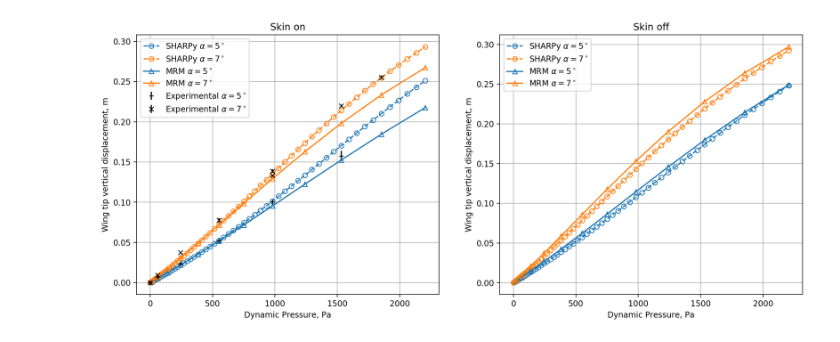
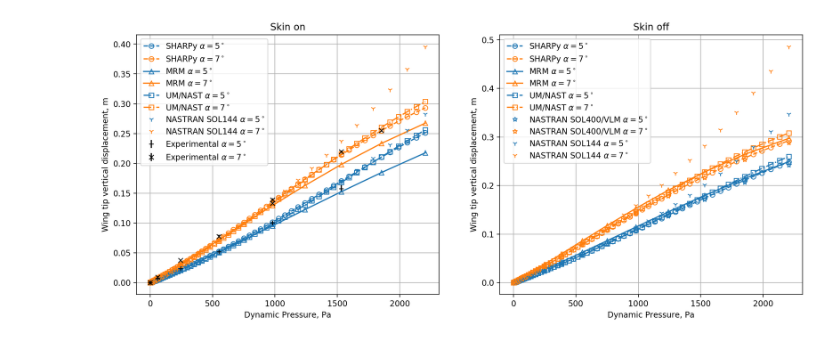
Before and after one commit to ngoiz/pazy-aepw3-results, a Jupyter notebook: 03_StaticAeroelastic/03_StaticAeroelasticResults.ipynb, the cells around one changed output. Saved outputs shown, nothing was run; the diff lists cells and outputs as text; code cells hidden in the pictures.

Commit message:
Update notebook with UM results

```diff
--- a/03_StaticAeroelastic/03_StaticAeroelasticResults.ipynb
+++ b/03_StaticAeroelastic/03_StaticAeroelasticResults.ipynb
@@ -70,6 +82,40 @@ results['technion_experimental'] = {'filename': 'technion_experimental',
                             'skin': True,
                           'label': 'Experimental',
                            'line_format': {'ls': 'none'}}
+
+results['umnast_w_skin'] = {'filename': 'UMNAST_w_skin',
+                            'skin': True,
+                            'label': 'UM/NAST',
+                            'line_format': {'ls': '-.',
+                                          'marker': 's',
+                                          'mfc': 'none'}}
+
+results['umnast_wo_skin'] = {'filename': 'UMNAST_wo_skin',
+                            'skin': False,
+                            'label': 'UM/NAST',
+                            'line_format': {'ls': '-.',
+                                          'marker': 's',
+                                          'mfc': 'none'}}
+
+results['nastran_wo_skin'] = {'filename': 'NASTRAN_wo_skin',
+                            'skin': False,
+                            'label': 'NASTRAN SOL400/VLM',
+                            'line_format': {'ls': 'none',
+                                            'marker': '*',
+                                            'mfc': 'none'}}
+
+results['nastran_lin_wo_skin'] = {'filename': 'NASTRAN_linear_wo_skin',
+                                    'skin': False,
+                                    'label': 'NASTRAN SOL144',
+                                    'line_format': {'ls': 'none',
+                                            'marker': '1',
+                                            'mfc': 'none'}}
+results['nastran_lin_w_skin'] = {'filename': 'NASTRAN_linear_w_skin',
+                                    'skin': True,
+                                    'label': 'NASTRAN SOL144',
+                                    'line_format': {'ls': 'none',
+                                            'marker': '1',
+                                            'mfc': 'none'}}
 # %%
 for case in results.values():
     case['data'] = []
@@ -80,34 +126,39 @@ rho = 1.225
 # %%
 fig, ax = plt.subplots(ncols=2, figsize=(15, 6))
 
-color_list = ['tab:blue', 'tab:orange']
-marker_list = ['+', 'x']
+color_list = ['tab:blue', 'tab:orange', 'tab:red']
+marker_list = ['+', 'x', 's']
 
 for key, case in results.items():
     if case['skin']:
         a = ax[0]
     else:
         a = ax[1]
 
     for i_alpha in range(len(alpha)):
         if key == 'technion_experimental':
             a.errorbar(0.5 * rho * case['data'][i_alpha][:, 0] ** 2, case['data'][i_alpha][:, 1], yerr=case['data'][i_alpha][:, 2], fmt=marker_list[i_alpha], color='k',
                       label=case['label'] + r' $\alpha={}^\circ$'.format(alpha[i_alpha]),)
+        elif 'umnast' in key:
+            a.plot(0.5 * rho * case['data'][i_alpha][:, 0] ** 2, case['data'][i_alpha][:, 1],
+                   color=color_list[i_alpha],
+                   label=case['label'] + r' $\alpha={}^\circ$'.format(alpha[i_alpha]),
+                   **case.get('line_format', {}))
         else:
             a.plot(0.5 * rho * case['data'][i_alpha][:, 0] ** 2, case['data'][i_alpha][:, 1],
                    color=color_list[i_alpha],
                    label=case['label'] + r' $\alpha={}^\circ$'.format(alpha[i_alpha]),
                    **case.get('line_format', {}))
 
 for a in ax:
     a.legend()
 #     a.set_xlim(0, 3.5)
 #     a.set_ylim(-0.35, 0.05)
     a.set_xlabel('Dynamic Pressure, Pa')
     a.set_ylabel('Wing tip vertical displacement, m')
     a.grid()
 
 ax[0].set_title('Skin on')
 ax[1].set_title('Skin off');
 # %% [output]
-[figure, old version]
+[figure, new version]
```
Also changed, not shown: parts of 1 cell of this notebook.
